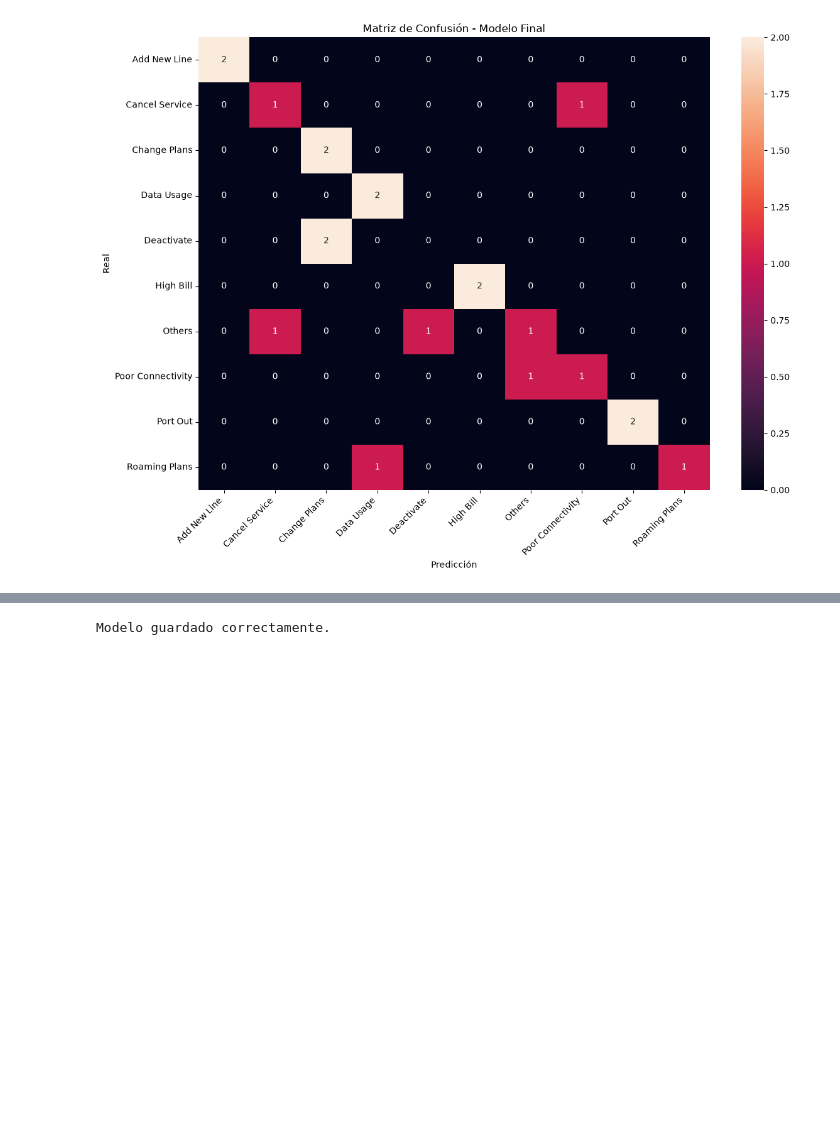
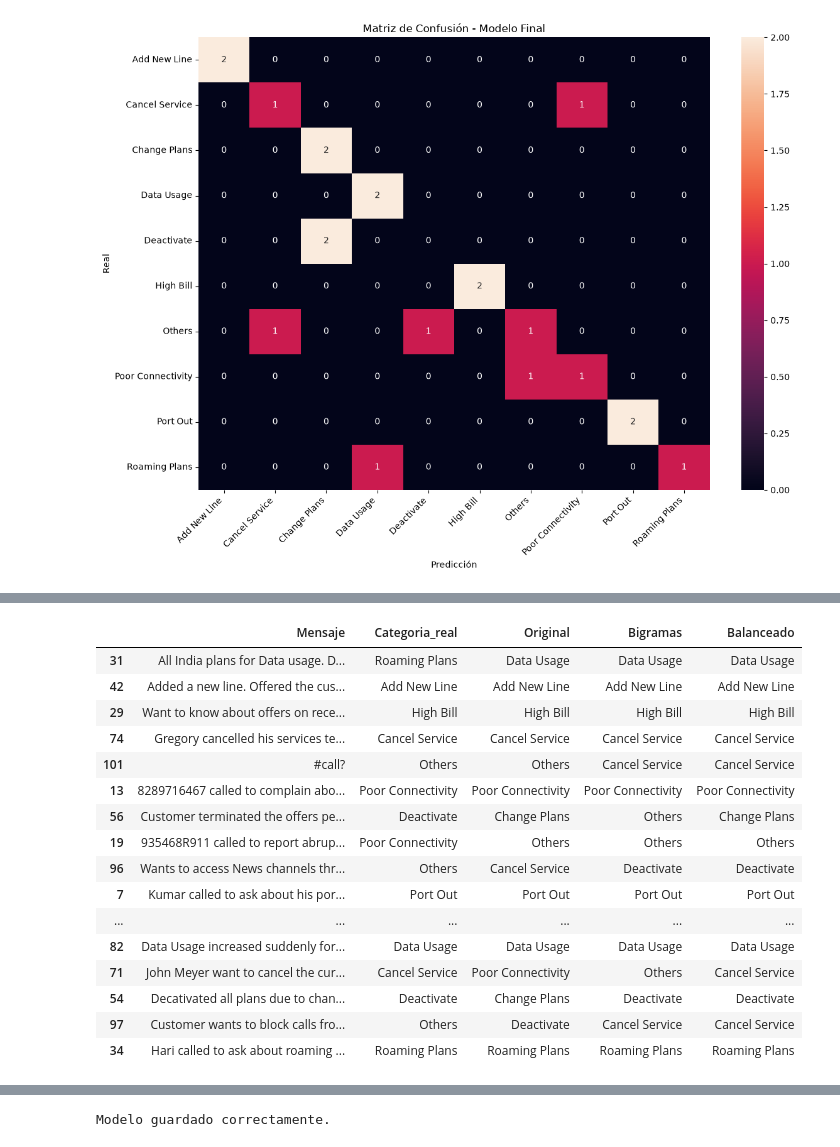
Before and after one commit to WinterBambie/conversation-classifier-tlcomunication, a Jupyter notebook: notebooks/02_desarrollo_modelos_cv (1).ipynb, the cells around one changed output, grey strips where cells are left out. Cells and saved outputs as stored; diff of their text form; code cells hidden in the pictures; blank space fills up the shorter version.

```diff
--- a/notebooks/02_desarrollo_modelos_cv (1).ipynb
+++ b/notebooks/02_desarrollo_modelos_cv (1).ipynb
@@ -622,0 +660,8 @@ for mensaje, real, predicho in zip(
+# %%
+pred_bigramas = modelo_bigramas.predict(X_test)
+
+print("Accuracy con bigramas:",
+      f"{accuracy_score(y_test, pred_bigramas):.2%}")
+
+print("Macro F1 con bigramas:",
+      f"{f1_score(y_test, pred_bigramas, average='macro'):.4f}")
@@ -622,0 +776,20 @@ for mensaje, real, predicho in zip(
+# %%
+modelo_balanceado = Pipeline([
+    ("tfidf", TfidfVectorizer(ngram_range=(1, 2))),
+    ("clasificador", LogisticRegression(
+        C=mejor_c,
+        class_weight="balanced",
+        max_iter=1000,
+        random_state=42
+    ))
+])
+
+modelo_balanceado.fit(X_train, y_train)
+
+pred_balanceado = modelo_balanceado.predict(X_test)
+
+print("Accuracy:",
+      f"{accuracy_score(y_test, pred_balanceado):.2%}")
+
+print("Macro F1:",
+      f"{f1_score(y_test, pred_balanceado, average='macro'):.4f}")
@@ -622,0 +854,28 @@ for mensaje, real, predicho in zip(
+# %%
+comparacion_modelos = pd.DataFrame({
+    "Mensaje": X_test,
+    "Categoria_real": y_test,
+    "Original": pred_final,
+    "Bigramas": pred_bigramas,
+    "Balanceado": pred_balanceado
+})
+
+display(comparacion_modelos)
+# %% [output]
+|  | Mensaje | Categoria_real | Original | Bigramas | Balanceado |
+| 31 | All India plans for Data usage. D... | Roaming Plans | Data Usage | Data Usage | Data Usage |
+| 42 | Added a new line. Offered the cus... | Add New Line | Add New Line | Add New Line | Add New Line |
+| 29 | Want to know about offers on rece... | High Bill | High Bill | High Bill | High Bill |
+| 74 | Gregory cancelled his services te... | Cancel Service | Cancel Service | Cancel Service | Cancel Service |
+| 101 | #call? | Others | Others | Cancel Service | Cancel Service |
+| 13 | 8289716467 called to complain abo... | Poor Connectivity | Poor Connectivity | Poor Connectivity | Poor Connectivity |
+| 56 | Customer terminated the offers pe... | Deactivate | Change Plans | Others | Change Plans |
+| 19 | 935468R911 called to report abrup... | Poor Connectivity | Others | Others | Others |
+| 96 | Wants to access News channels thr... | Others | Cancel Service | Deactivate | Deactivate |
+| 7 | Kumar called to ask about his por... | Port Out | Port Out | Port Out | Port Out |
+| ... | ... | ... | ... | ... | ... |
+| 82 | Data Usage increased suddenly for... | Data Usage | Data Usage | Data Usage | Data Usage |
+| 71 | John Meyer want to cancel the cur... | Cancel Service | Poor Connectivity | Others | Cancel Service |
+| 54 | Decativated all plans due to chan... | Deactivate | Change Plans | Deactivate | Deactivate |
+| 97 | Customer wants to block calls fro... | Others | Deactivate | Cancel Service | Cancel Service |
+| 34 | Hari called to ask about roaming ... | Roaming Plans | Roaming Plans | Roaming Plans | Roaming Plans |
```
Also changed, not shown: parts of 19 cells of this notebook, 2 other files.
